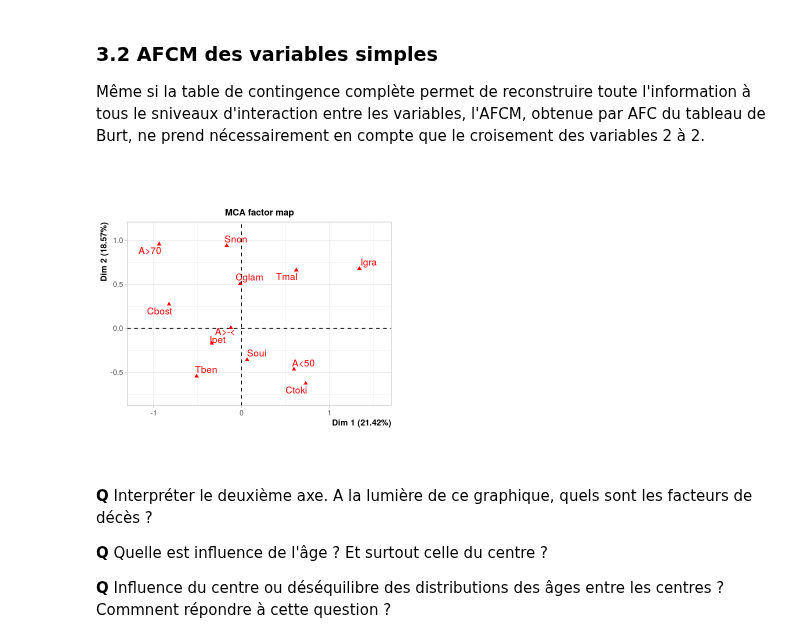
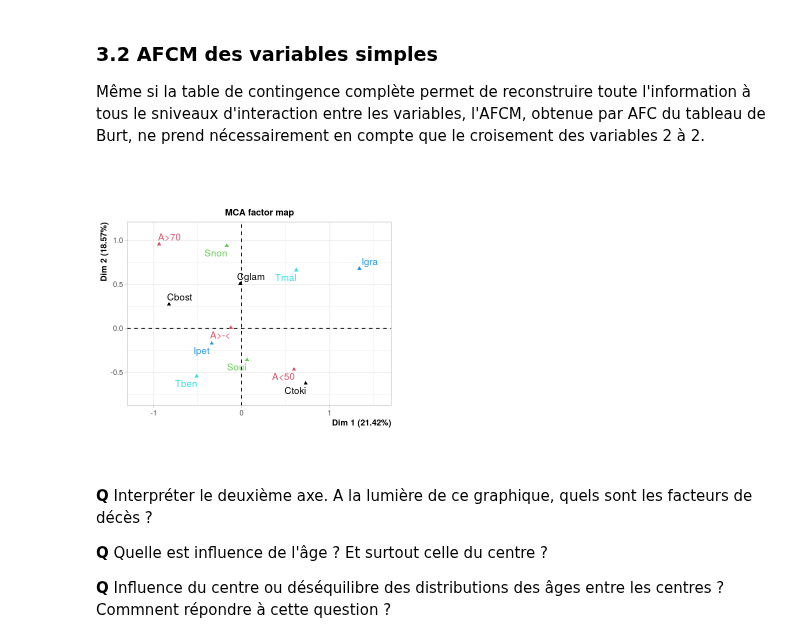
Before and after one commit to wikistat/Exploration, a Jupyter notebook: TutosRudim/Cal4-R-AFCtoAFCM.ipynb, the cells around one changed output. Drawn from its saved outputs; the diff is of its cells as text; code cells hidden in the pictures.

```diff
--- a/TutosRudim/Cal4-R-AFCtoAFCM.ipynb
+++ b/TutosRudim/Cal4-R-AFCtoAFCM.ipynb
@@ -252,12 +261,12 @@ Même si la table de contingence complète permet de reconstruire toute l'inform
 # %%
 library(FactoMineR)
 # fréquences "biaisées" car le programme
 # ne supporte pas des fréquences nulles
 freq <- diagnos[, 1] + .0001
 afcm <- MCA(diagnos[, 2:6], row.w= freq, graph = F)
-plot(afcm, invisible = "ind")
+plot(afcm, invisible = "ind", habillage = "quali")
 # %% [output]
-[figure, old version]
+[figure, new version]
 # %% [markdown]
 **Q** Interpréter le deuxième axe. A la lumière de ce graphique, quels sont les facteurs de décès ?
 
```
Also changed, not shown: parts of 11 cells of this notebook.
